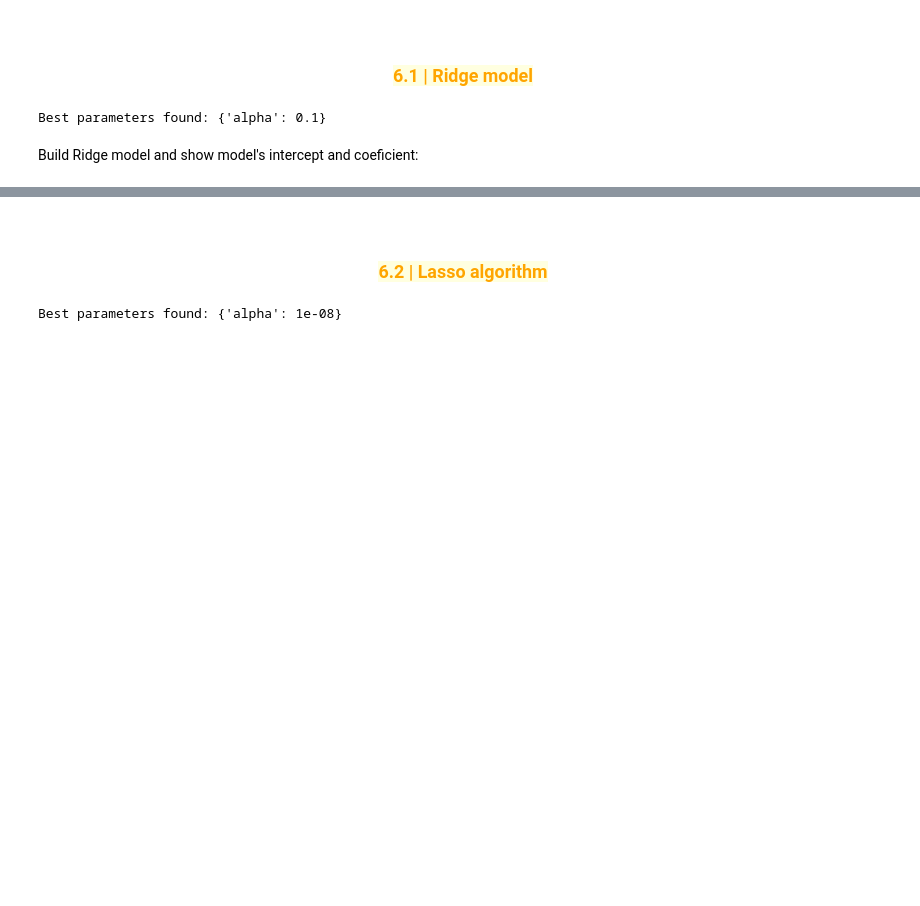
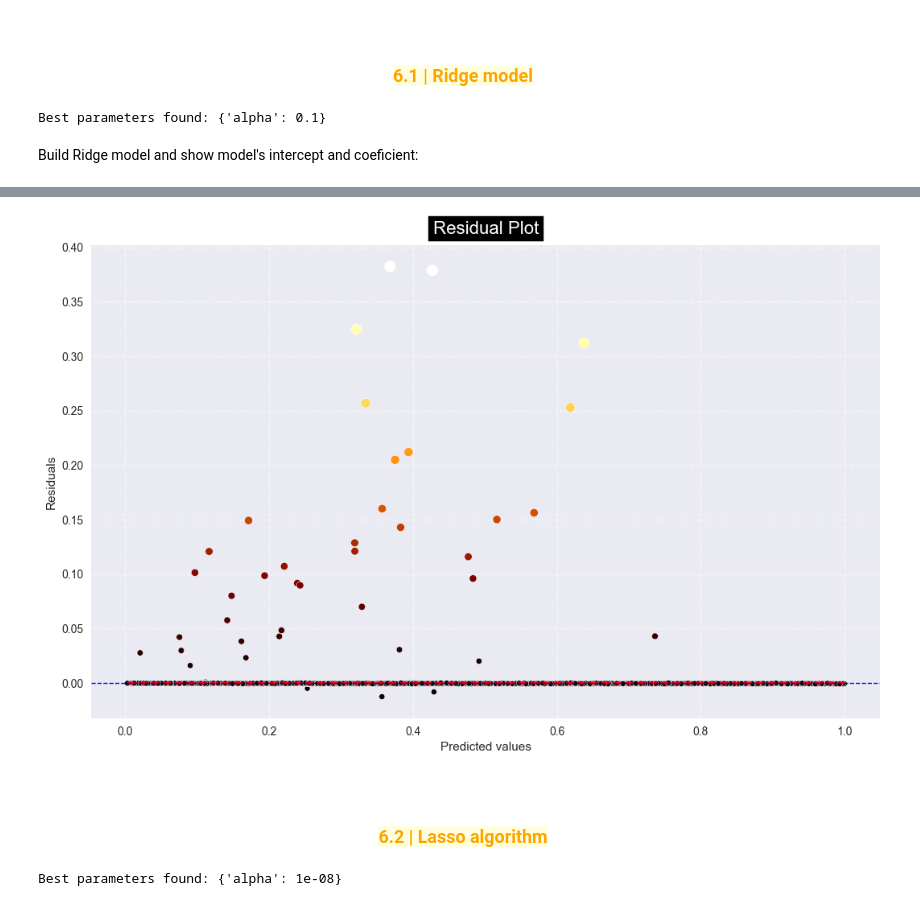
Before and after one commit to ttnghii/Machine-Learning-Basics-Models, a Jupyter notebook: supervised/linear_regression/predict_house_loan.ipynb, the cells around one changed output, grey strips where cells are left out. Cells and saved outputs as stored; diff of their text form; code cells hidden in the pictures; blank space fills up the shorter version.

```diff
--- a/supervised/linear_regression/predict_house_loan.ipynb
+++ b/supervised/linear_regression/predict_house_loan.ipynb
@@ -508,6 +497,12 @@ R2 score: 0.9983
 Model Coefficent:
 -0.001904017381538593
 Model Intercept: 0.10849901655012387
+# %%
+custom_residual_plot(
+    y_true=testY, y_pred=ridge_pred, figsize=(10, 6), color='afmhot'
+)
+# %% [output]
+[figure, added]
 # %% [markdown]
 <br>
 <h3 align='center'>
```
Also changed, not shown: parts of 10 cells of this notebook.
